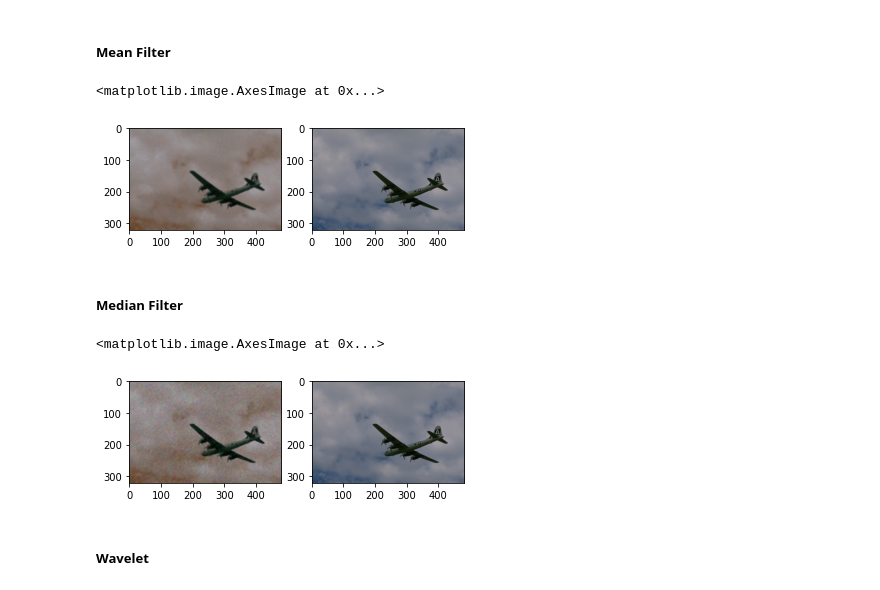
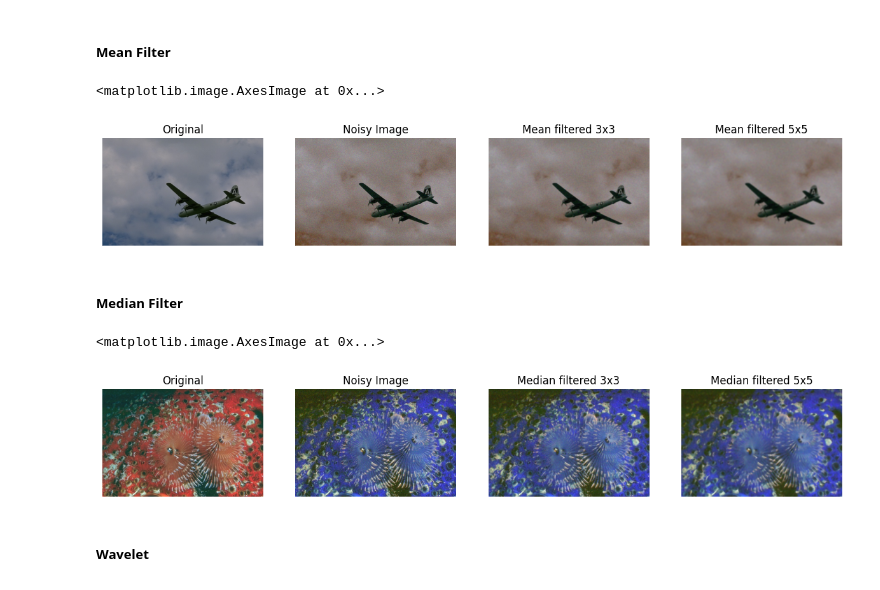
Before and after one commit to JaiswalFelipe/ITNPAI1_Assignment, a Jupyter notebook: ImageDenoising.ipynb, the cells around one changed output. Drawn from its saved outputs; the diff is of its cells as text; code cells hidden in the pictures.

Commit message:
Added 5x5 filters for mean and median, fixed plottings and evaluations, initial pretrained model debugged, NOTE: check email for guidance about BGR RGB conversions

```diff
--- a/ImageDenoising.ipynb
+++ b/ImageDenoising.ipynb
@@ -92,30 +92,42 @@ mean_filtered10_5x5 = mean_filter5x5(noisy_10, path_noisy10)      # noisy10 fold
 # %%
 # Comparing the filtered and original image side by side visually
 
-# Loading an original img, remember to match the imgs correctly
+# Loading an original img and a noisy image, remember to match the imgs correctly
 origninal_img = cv2.imread("/content/drive/MyDrive/Colab Notebooks/University Of Stirling/Deep Learning for  Vision & NLP: ITNPAI1/ITNPAI1_Assignment/Task-A-Dataset-denoising/original/0000.png")
+noisy_img = cv2.imread("/content/drive/MyDrive/Colab Notebooks/University Of Stirling/Deep Learning for  Vision & NLP: ITNPAI1/ITNPAI1_Assignment/Task-A-Dataset-denoising/noisy10/0000.png")
+
+# Empty, ready for demo
+#noisy_img = cv2.imread("")
 
 # Plot
 f, axarr = plt.subplots(1,4)
 
 # Original
+axarr[0].axis("off")
+axarr[0].title.set_text('Original')
 axarr[0].imshow(cv2.cvtColor(origninal_img, cv2.COLOR_BGR2RGB))
 
 # Noisy
-axarr[1].imshow(mean_filtered10_3x3[0])
+axarr[1].axis("off")
+axarr[1].title.set_text('Noisy Image')
+axarr[1].imshow(noisy_img)
 
 # 3x3
+axarr[2].axis("off")
+axarr[2].title.set_text('Mean filtered 3x3')
 axarr[2].imshow(mean_filtered10_3x3[0])
-#axarr[0].imshow(mean_filtered25_3x3[0])
-#axarr[0].imshow(mean_filtered50_3x3[0])
+#axarr[2].imshow(mean_filtered25_3x3[0])
+#axarr[2].imshow(mean_filtered50_3x3[0])
 
 # 5x5
+axarr[3].axis("off")
+axarr[3].title.set_text('Mean filtered 5x5')
 axarr[3].imshow(mean_filtered10_5x5[0])
-#axarr[0].imshow(mean_filtered25_5x5[0])
-#axarr[0].imshow(mean_filtered50_5x5[0])
+#axarr[3].imshow(mean_filtered25_5x5[0])
+#axarr[3].imshow(mean_filtered50_5x5[0])
 # %% [output]
 <matplotlib.image.AxesImage at 0x...>
-[figure, old version]
+[figure, new version]
 # %% [markdown]
 ##### Median Filter
 # %%
@@ -138,18 +167,42 @@ median_filter25 = median_filter(noisy_25, path_noisy25)     # noisy25 folder
 # %%
 # Comparing the filtered and original image side by side visually
 
-# Loading an original img, remember to match the imgs correctly
-origninal_img = cv2.imread("/content/drive/MyDrive/Colab Notebooks/University Of Stirling/Deep Learning for  Vision & NLP: ITNPAI1/ITNPAI1_Assignment/Task-A-Dataset-denoising/original/0000.png")
+# Loading an original img and a noisy image, remember to match the imgs correctly
+origninal_img = cv2.imread("/content/drive/MyDrive/Colab Notebooks/University Of Stirling/Deep Learning for  Vision & NLP: ITNPAI1/ITNPAI1_Assignment/Task-A-Dataset-denoising/original/0001.png")
+noisy_img = cv2.imread("/content/drive/MyDrive/Colab Notebooks/University Of Stirling/Deep Learning for  Vision & NLP: ITNPAI1/ITNPAI1_Assignment/Task-A-Dataset-denoising/noisy10/0001.png")
+
+# Empty, ready for demo
+#noisy_img = cv2.imread("")
 
 # Plot
-f, axarr = plt.subplots(1,2)
-#axarr[0].imshow(median_filter10[0])
-axarr[0].imshow(median_filter25[0])
-#axarr[0].imshow(median_filter50[0])
-axarr[1].imshow(cv2.cvtColor(origninal_img, cv2.COLOR_BGR2RGB))
+f, axarr = plt.subplots(1,4)
+
+# Original
+axarr[0].axis("off")
+axarr[0].title.set_text('Original')
+axarr[0].imshow(cv2.cvtColor(origninal_img, cv2.COLOR_BGR2RGB))
+
+# Noisy
+axarr[1].axis("off")
+axarr[1].title.set_text('Noisy Image')
+axarr[1].imshow(noisy_img)
+
+# 3x3
+axarr[2].axis("off")
+axarr[2].title.set_text('Median filtered 3x3')
+axarr[2].imshow(median_filter10_3x3[1])
+#axarr[2].imshow(median_filter25_3x3[1])
+#axarr[2].imshow(median_filter50_3x3[1])
+
+# 5x5
+axarr[3].axis("off")
+axarr[3].title.set_text('Median filtered 5x5')
+axarr[3].imshow(median_filter10_5x5[1])
+#axarr[3].imshow(median_filter25_5x5[1])
+#axarr[3].imshow(median_filter50_5x5[1])
 # %% [output]
 <matplotlib.image.AxesImage at 0x...>
-[figure, old version]
+[figure, new version]
 # %% [markdown]
 ##### Wavelet
 # %%
```
Also changed, not shown: parts of 17 cells of this notebook.
